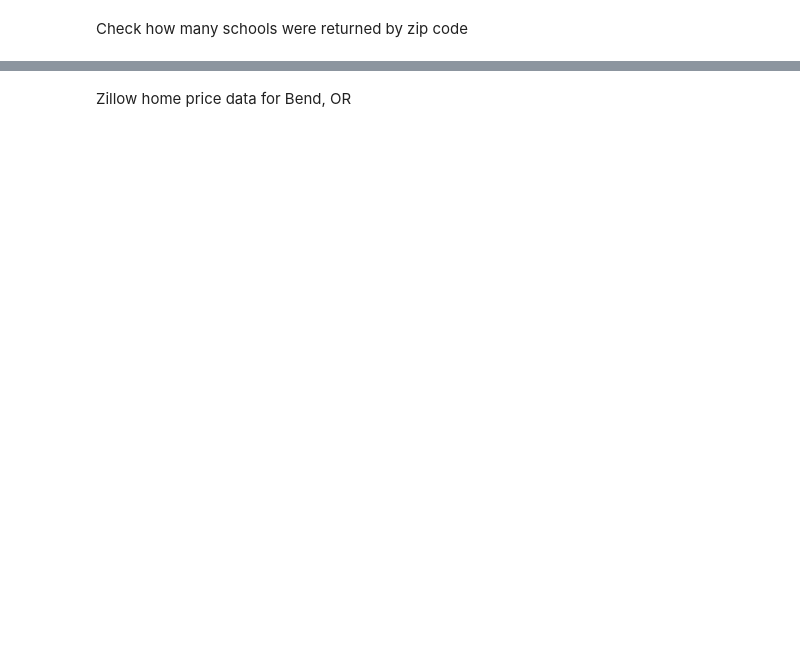
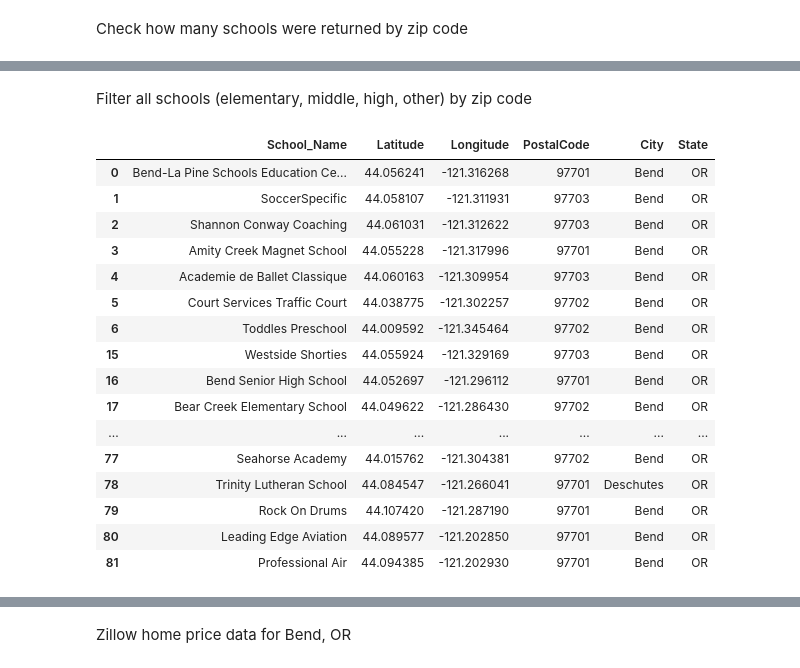
Before and after one commit to dhharper/Coursera_Capstone, a Jupyter notebook: Coursera Data Science Capstone_Final Project.ipynb, the cells around one changed output, grey strips where cells are left out. Saved outputs shown, nothing was run; the diff lists cells and outputs as text; code cells hidden in the pictures; blank space fills up the shorter version.

```diff
--- a/Coursera Data Science Capstone_Final Project.ipynb
+++ b/Coursera Data Science Capstone_Final Project.ipynb
@@ -249,0 +201,7 @@ print(bend_high_schools.shape)
+# %%
+bend_all_schools = BendSchools(names='Bend',
+                                   latitudes=latitude,
+                                   longitudes=longitude,
+                                   school_category_id='4bf58dd8d48988d13b941735',
+                                   radius=100000
+                                  )
@@ -256,0 +385,23 @@ print(toronto_high_schools.groupby('Neighborhood').count())
+# %% [markdown]
+Filter all schools (elementary, middle, high, other) by zip code
+# %%
+filtered_zip_allschools = bendallschools[bendallschools.PostalCode.isin(BendZips)]
+filtered_zip_allschools
+# %% [output]
+|  | School_Name | Latitude | Longitude | PostalCode | City | State |
+| 0 | Bend-La Pine Schools Education Ce... | 44.056241 | -121.316268 | 97701 | Bend | OR |
+| 1 | SoccerSpecific | 44.058107 | -121.311931 | 97703 | Bend | OR |
+| 2 | Shannon Conway Coaching | 44.061031 | -121.312622 | 97703 | Bend | OR |
+| 3 | Amity Creek Magnet School | 44.055228 | -121.317996 | 97701 | Bend | OR |
+| 4 | Academie de Ballet Classique | 44.060163 | -121.309954 | 97703 | Bend | OR |
+| 5 | Court Services Traffic Court | 44.038775 | -121.302257 | 97702 | Bend | OR |
+| 6 | Toddles Preschool | 44.009592 | -121.345464 | 97702 | Bend | OR |
+| 15 | Westside Shorties | 44.055924 | -121.329169 | 97703 | Bend | OR |
+| 16 | Bend Senior High School | 44.052697 | -121.296112 | 97701 | Bend | OR |
+| 17 | Bear Creek Elementary School | 44.049622 | -121.286430 | 97702 | Bend | OR |
+| ... | ... | ... | ... | ... | ... | ... |
+| 77 | Seahorse Academy | 44.015762 | -121.304381 | 97702 | Bend | OR |
+| 78 | Trinity Lutheran School | 44.084547 | -121.266041 | 97701 | Deschutes | OR |
+| 79 | Rock On Drums | 44.107420 | -121.287190 | 97701 | Bend | OR |
+| 80 | Leading Edge Aviation | 44.089577 | -121.202850 | 97701 | Bend | OR |
+| 81 | Professional Air | 44.094385 | -121.202930 | 97701 | Bend | OR |
```
Also changed, not shown: parts of 43 cells of this notebook.
